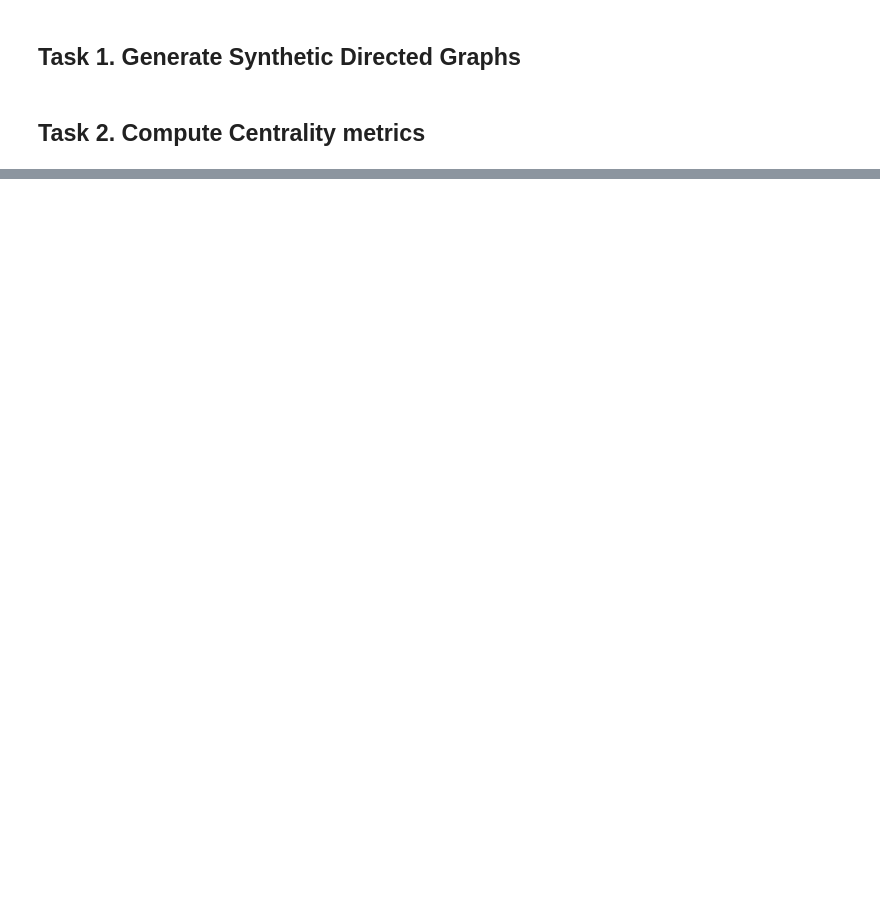
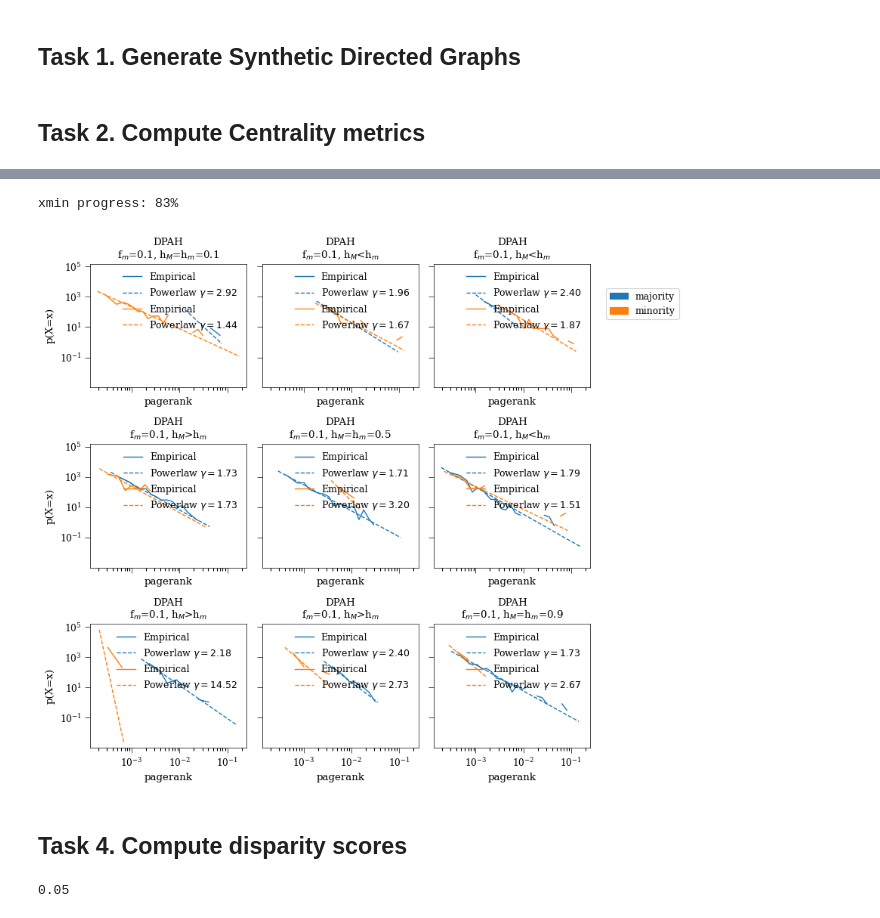
Before and after one commit to snma-tutorial/ecmlpkdd2024, a Jupyter notebook: exercises/2_exercise_solution.ipynb, the cells around one changed output, grey strips where cells are left out. Saved outputs shown, nothing was run; the diff lists cells and outputs as text; code cells hidden in the pictures; blank space fills up the shorter version.

```diff
--- a/exercises/2_exercise_solution.ipynb
+++ b/exercises/2_exercise_solution.ipynb
@@ -124,0 +196,31 @@ viz.plot_graph(graph_models,
+# %%
+### Plot in_degree distribution of each group
+### Hint: Check out the dataframe. Which column has the class of the node?
+### M for majority, and m for minority.
+
+hue = 'real_label'
+
+fn = io.path_join(PLOTS, f'{EXID}_{metric}_distribution_by_{hue}.pdf')
+viz.plot_powerlaw_fit(data = metadata,
+                      col_name = metric,
+                      kind = kind,
+                      hue = hue,
+                      sharex = True,
+                      sharey = True,
+                      cell_size = (2.5,2.5),
+                      wspace = 0.1,
+                      loc = 1,
+                      nc = 3,
+                      fontsize = 9,
+                      fn = fn)
+# %% [output]
+xmin progress: 83%
+[figure, added]
+# %% [markdown]
+## Task 4. Compute disparity scores
+# %%
+### smoothness to control for the smallest me (mean error: expected fm - observed fm)
+beta = const.INEQUITY_BETA
+beta
+# %% [output]
+0.05
```
Also changed, not shown: parts of 34 cells of this notebook, 12 other files.
